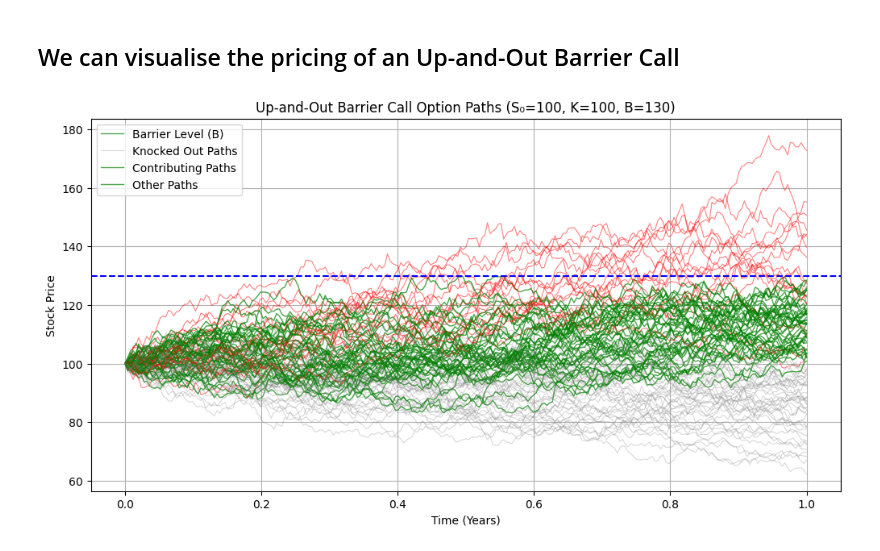
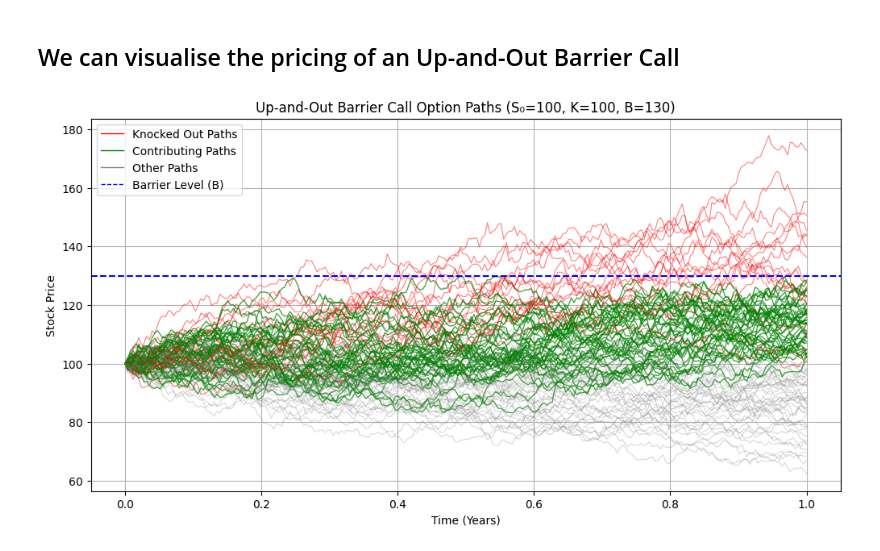
Before and after one commit to lachwhite9/FORK_Demo, a Jupyter notebook: 3_barrier_options.ipynb, the cells around one changed output. Cells and saved outputs as stored; diff of their text form; code cells hidden in the pictures.

Commit message:
fix barrier chart legend

```diff
--- a/3_barrier_options.ipynb
+++ b/3_barrier_options.ipynb
@@ -155,32 +156,40 @@ def visualize_up_and_out_barrier_call(S0, K, T, r, sigma, B, M=100, N=252, rando
     plt.figure(figsize=(12, 6))
     for j in range(M):
         if breached[j]:
             plt.plot(t, S[:, j], color='red', alpha=0.5, linewidth=0.8)  # Knocked out paths
         elif in_the_money[j]:
             plt.plot(t, S[:, j], color='green', alpha=0.7, linewidth=1.0)  # Contributing paths
         else:
             plt.plot(t, S[:, j], color='grey', alpha=0.3, linewidth=0.8)  # Other paths
 
     # Plot the barrier level
     plt.axhline(y=B, color='blue', linestyle='--', linewidth=1.5, label='Barrier Level (B)')
 
+    # Create a custom legend
+    legend_elements = [
+        Line2D([0], [0], color='red', lw=1, label='Knocked Out Paths'),
+        Line2D([0], [0], color='green', lw=1, label='Contributing Paths'),
+        Line2D([0], [0], color='grey', lw=1, label='Other Paths'),
+        Line2D([0], [0], color='blue', lw=1, linestyle='--', label='Barrier Level (B)')
+    ]
+    plt.legend(handles=legend_elements, loc="upper left")
+
     # Add labels and legend
     plt.title(f"Up-and-Out Barrier Call Option Paths (S₀={S0}, K={K}, B={B})")
     plt.xlabel("Time (Years)")
     plt.ylabel("Stock Price")
-    plt.legend(["Barrier Level (B)", "Knocked Out Paths", "Contributing Paths", "Other Paths"], loc="upper left")
     plt.grid(True)
     plt.show()
 
 # Example usage
 S0 = 100    # Initial stock price
 K = 100     # Strike price
 T = 1       # Time to maturity (in years)
 r = 0.05    # Risk-free rate
 sigma = 0.2 # Volatility
 B = 130     # Barrier level
 M = 100     # Number of Monte Carlo simulations
 
 visualize_up_and_out_barrier_call(S0, K, T, r, sigma, B, M, random_seed=42)
 # %% [output]
-[figure, old version]
+[figure, new version]
```
Also changed, not shown: parts of 1 cell of this notebook.
